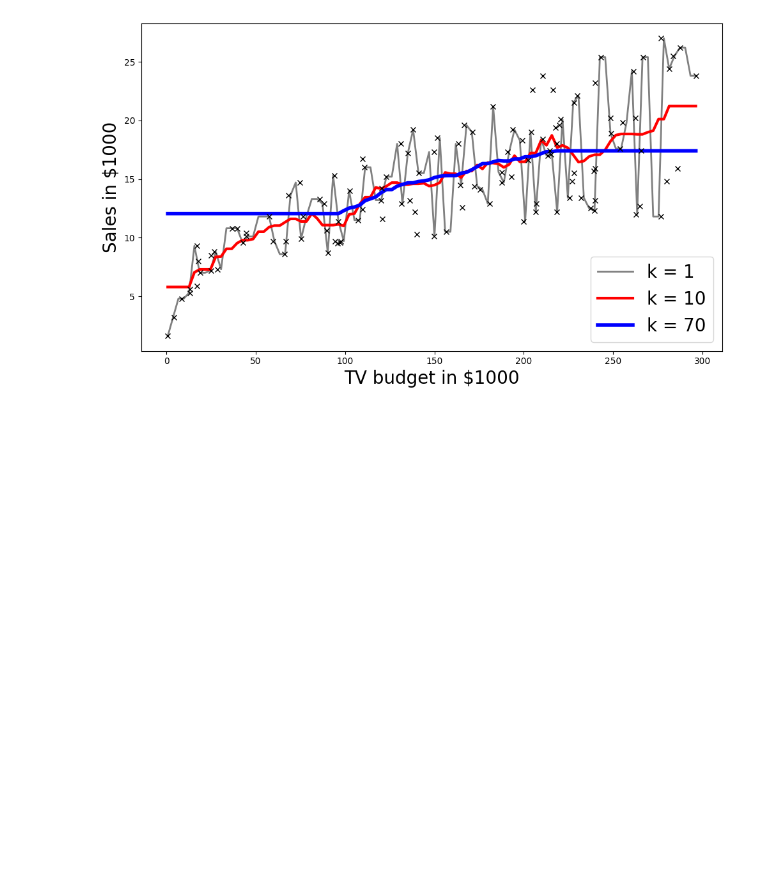
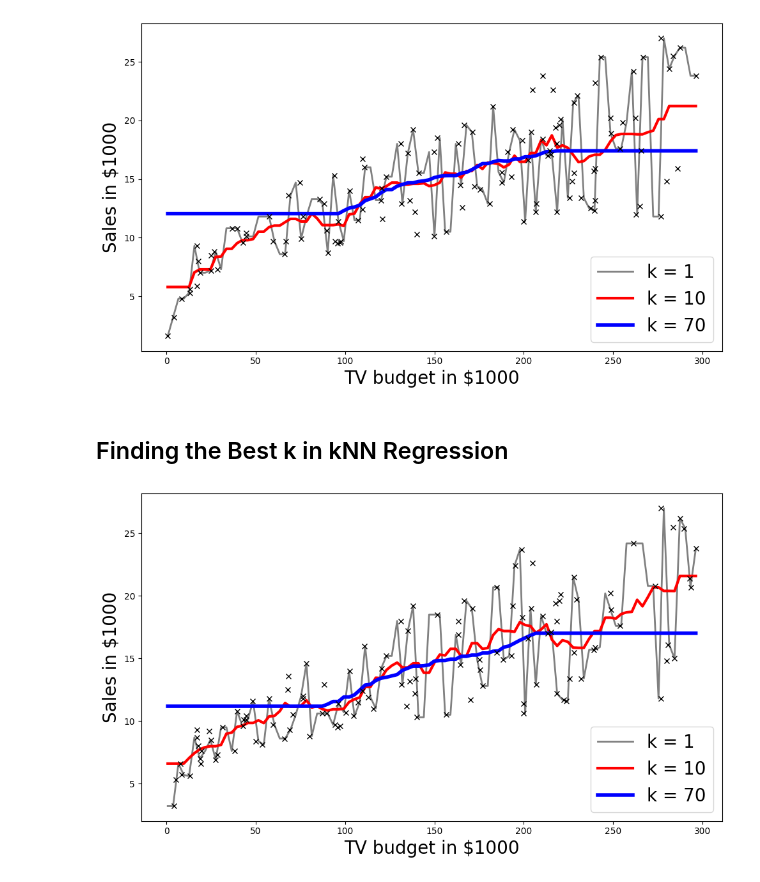
Before and after one commit to Anya9889/knn, a Jupyter notebook: advertising_challenge.ipynb, the cells around one changed output. Saved outputs shown, nothing was run; the diff lists cells and outputs as text; code cells hidden in the pictures; blank space fills up the shorter version.

Commit message:
Finding the best k in knn regression

```diff
--- a/advertising_challenge.ipynb
+++ b/advertising_challenge.ipynb
@@ -145,3 +148,58 @@ plt.tight_layout()
 # %%
 # Type your answer within in the quotes given
 best_k_number = 10
+# %% [markdown]
+## Finding the Best k in kNN Regression
+# %%
+x_train, x_test, y_train, y_test = train_test_split(x,y,train_size=0.6,random_state=66)
+# %%
+# Choosing k range from 1 to 70
+k_value_min = 1
+k_value_max = 70
+
+# Create a list of integer k values between k_value_min and
+# k_value_max using linspace
+k_list = np.linspace(k_value_min,k_value_max,num=70,dtype=int)
+# %%
+fig, ax = plt.subplots(figsize=(10,6))
+
+# Create a dictionary to store the k value against MSE fit {k: MSE@k}
+knn_dict = {}
+
+# Variable used for altering the linewidth of values kNN models
+j=0
+
+# Loop over all k values
+for k_value in k_list:
+
+    # Create a KNN Regression model for the current k
+    model = KNeighborsRegressor(n_neighbors=int(k_value))
+
+    # Fit the model on the train data
+    model.fit(x_train,y_train)
+
+    # Use the trained model to predict on the test data
+    y_pred = model.predict(x_test)
+
+    # Calculate the MSE of the test data predictions
+    MSE = mean_squared_error(y_test, y_pred)
+
+    # Store the MSE values of each k value in the dictionary
+    knn_dict[k_value] = MSE
+
+
+    # Helper code to plot the data and various kNN model predictions
+    colors = ['grey','r','b']
+    if k_value in [1,10,70]:
+        xvals = np.linspace(x.min(),x.max(),100)
+        ypreds = model.predict(xvals)
+        ax.plot(xvals, ypreds,'-',label = f'k = {int(k_value)}',linewidth=j+2,color = colors[j])
+        j+=1
+
+ax.legend(loc='lower right',fontsize=20)
+ax.plot(x_train, y_train,'x',label='test',color='k')
+ax.set_xlabel('TV budget in $1000',fontsize=20)
+ax.set_ylabel('Sales in $1000',fontsize=20)
+plt.tight_layout()
+# %% [output]
+[figure, added]
```
Also changed, not shown: parts of 4 cells of this notebook.
